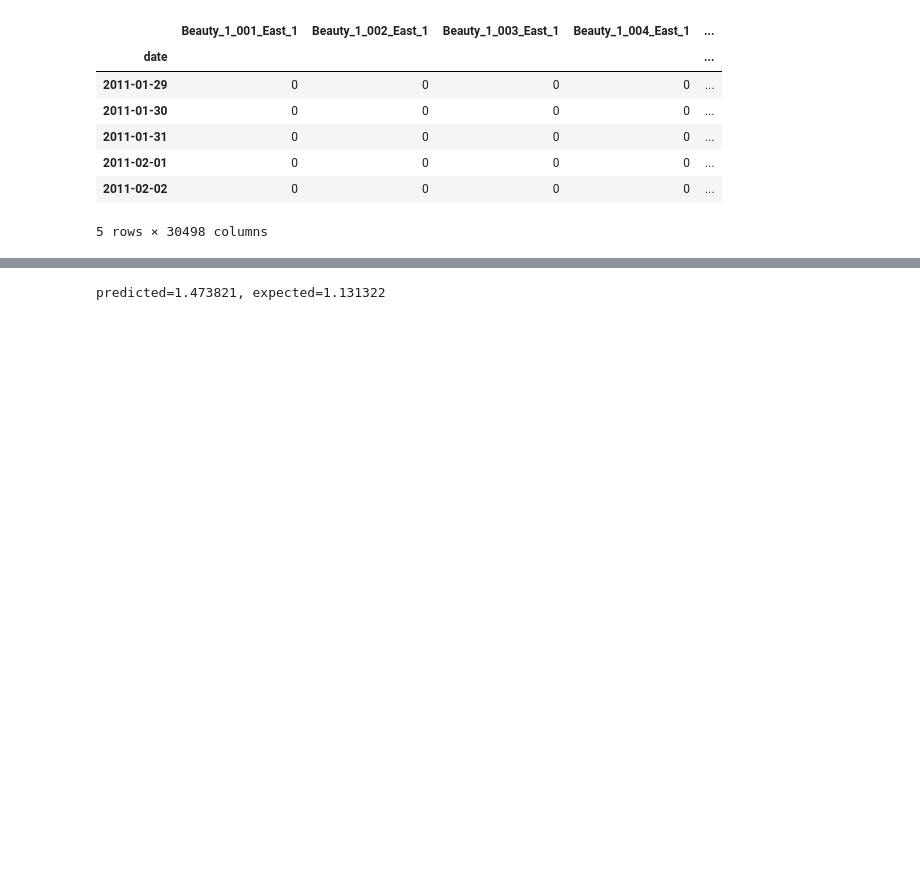
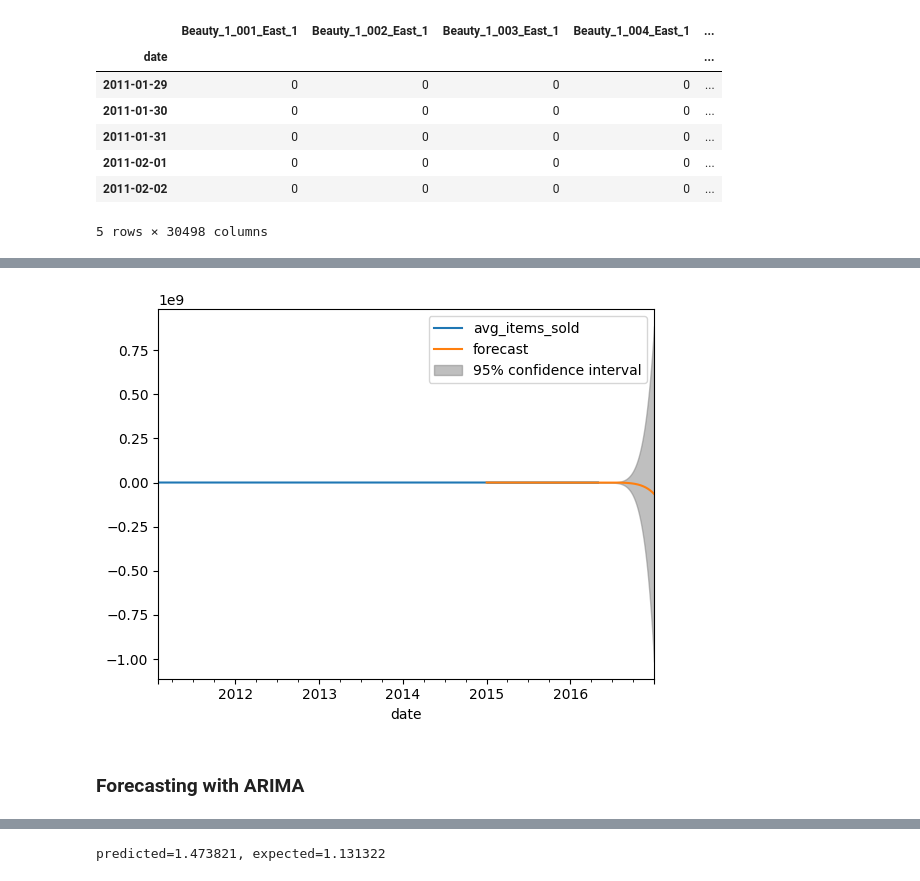
Before and after one commit to TristanKoh/ads-final-project, a Jupyter notebook: code/modelling.ipynb, the cells around one changed output, grey strips where cells are left out. Cells and saved outputs as stored; diff of their text form; code cells hidden in the pictures; blank space fills up the shorter version.

```diff
--- a/code/modelling.ipynb
+++ b/code/modelling.ipynb
@@ -95,0 +150,10 @@ predictions = list()
+# %%
+# Actual vs Fitted
+fig, ax = plt.subplots()
+ax = df_items_temp["avg_items_sold"].plot(ax=ax)
+plot_predict(fitted, "2015-01-01", "2016-12-31", ax = ax)
+plt.show()
+# %% [output]
+[figure, added]
+# %% [markdown]
+### Forecasting with ARIMA
```
Also changed, not shown: parts of 15 cells of this notebook.
